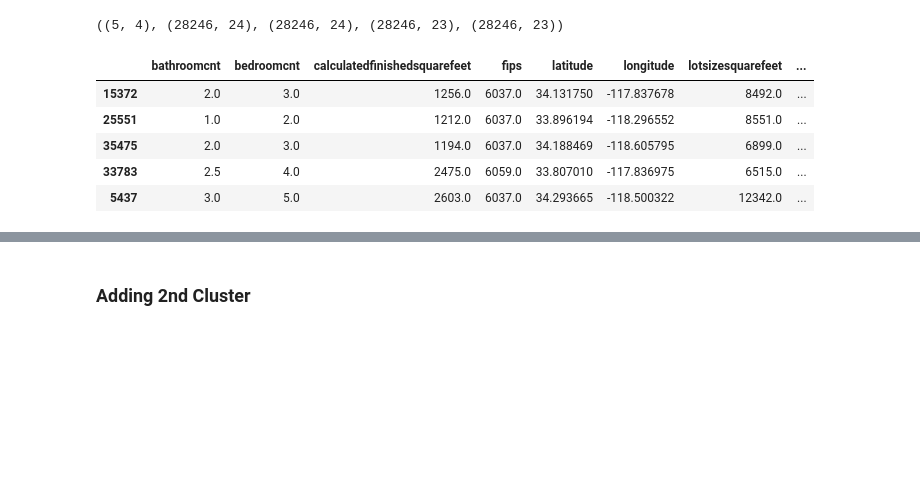
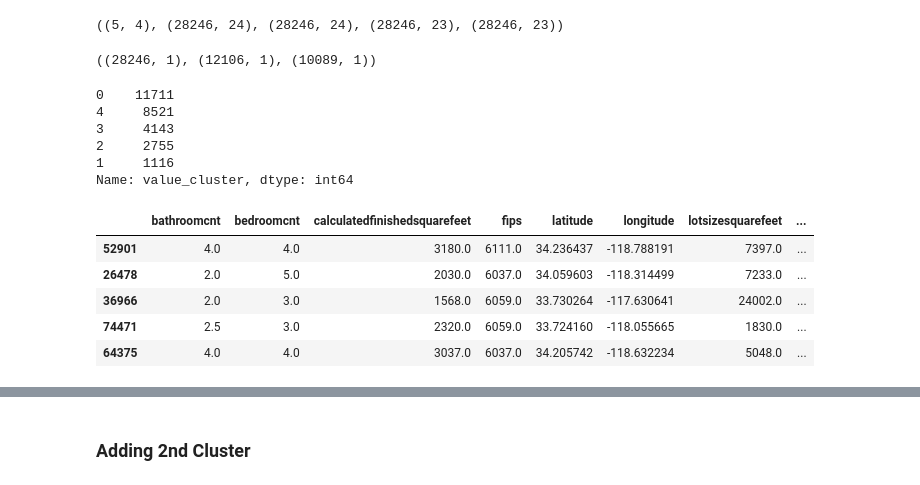
Before and after one commit to lukewbecker/clustering-project, a Jupyter notebook: zillow_mvp_cleaned.ipynb, the cells around one changed output, grey strips where cells are left out. Saved outputs shown, nothing was run; the diff lists cells and outputs as text; code cells hidden in the pictures; blank space fills up the shorter version.

```diff
--- a/zillow_mvp_cleaned.ipynb
+++ b/zillow_mvp_cleaned.ipynb
@@ -510,9 +471,22 @@ X_train_explore_scaled = X_train_explore_scaled.merge(centroids, how='left', on=
+# %%
+train_clusters.shape, validate_clusters.shape, test_clusters.shape
+# %% [output]
+((28246, 1), (12106, 1), (10089, 1))
+# %%
+train_clusters.value_cluster.value_counts()
+# %% [output]
+0    11711
+4     8521
+3     4143
+2     2755
+1     1116
+Name: value_cluster, dtype: int64
 # %%
-X_train_explore.head()
+X_validate.head()
 # %% [output]
 |  | bathroomcnt | bedroomcnt | calculatedfinishedsquarefeet | fips | latitude | longitude | lotsizesquarefeet | ... |
-| 15372 | 2.0 | 3.0 | 1256.0 | 6037.0 | 34.131750 | -117.837678 | 8492.0 | ... |
-| 25551 | 1.0 | 2.0 | 1212.0 | 6037.0 | 33.896194 | -118.296552 | 8551.0 | ... |
-| 35475 | 2.0 | 3.0 | 1194.0 | 6037.0 | 34.188469 | -118.605795 | 6899.0 | ... |
-| 33783 | 2.5 | 4.0 | 2475.0 | 6059.0 | 33.807010 | -117.836975 | 6515.0 | ... |
-| 5437 | 3.0 | 5.0 | 2603.0 | 6037.0 | 34.293665 | -118.500322 | 12342.0 | ... |
+| 52901 | 4.0 | 4.0 | 3180.0 | 6111.0 | 34.236437 | -118.788191 | 7397.0 | ... |
+| 26478 | 2.0 | 5.0 | 2030.0 | 6037.0 | 34.059603 | -118.314499 | 7233.0 | ... |
+| 36966 | 2.0 | 3.0 | 1568.0 | 6059.0 | 33.730264 | -117.630641 | 24002.0 | ... |
+| 74471 | 2.5 | 3.0 | 2320.0 | 6059.0 | 33.724160 | -118.055665 | 1830.0 | ... |
+| 64375 | 4.0 | 4.0 | 3037.0 | 6037.0 | 34.205742 | -118.632234 | 5048.0 | ... |
```
Also changed, not shown: parts of 101 cells of this notebook.
